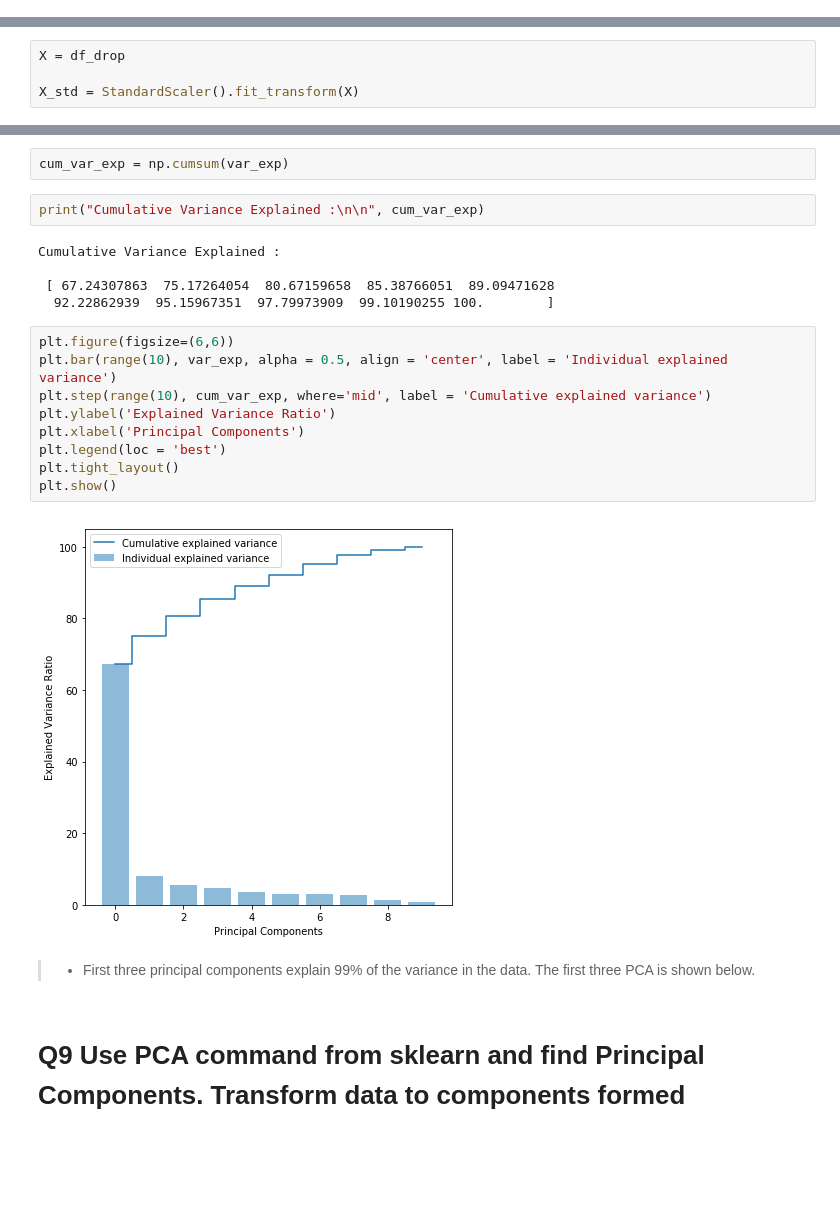
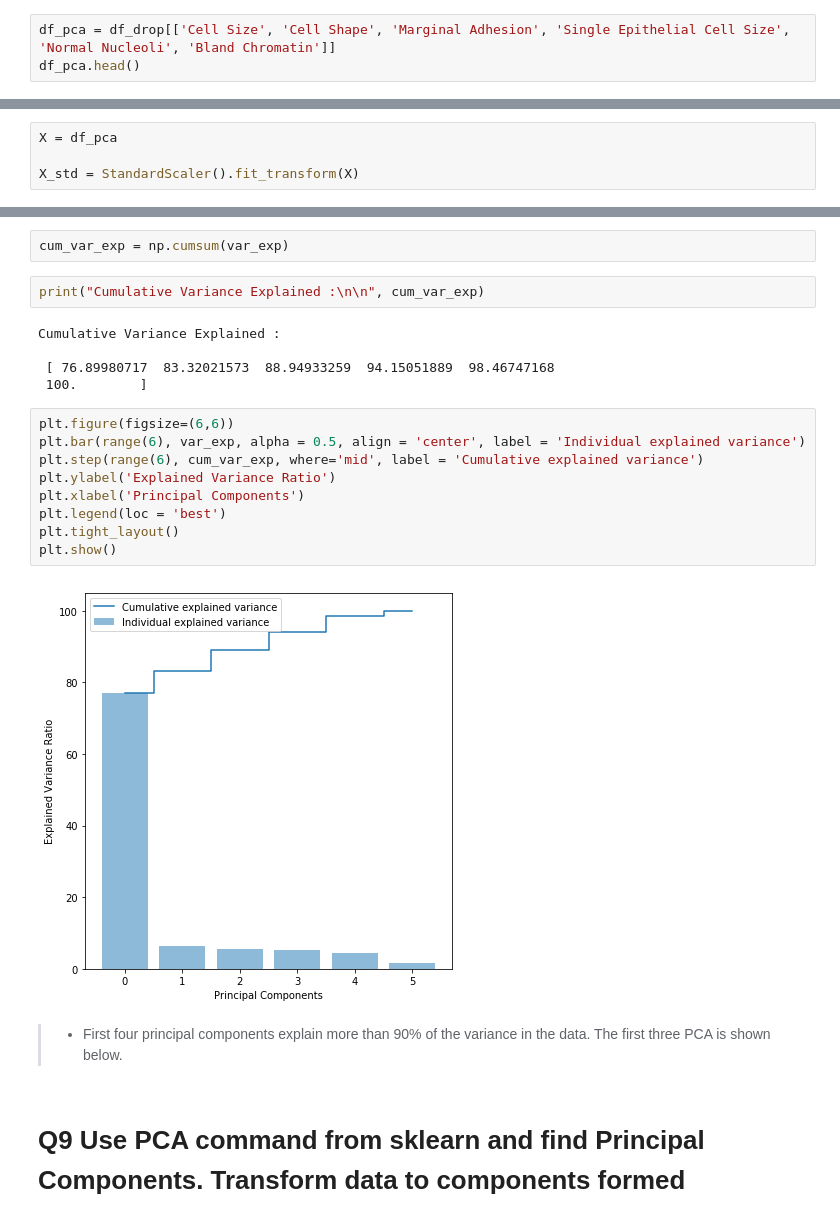
Before and after one commit to GreatLearningAIML1/pune-july19-batch-meet9426, a Jupyter notebook: R5_Internal_Lab_PCA_PBRS.ipynb, the cells around one changed output, grey strips where cells are left out. Cells and saved outputs as stored; diff of their text form; blank space fills up the shorter version.

```diff
--- a/R5_Internal_Lab_PCA_PBRS.ipynb
+++ b/R5_Internal_Lab_PCA_PBRS.ipynb
@@ -326,3 +311,6 @@ df_drop.boxplot(figsize = (10,10))
 # %% [output]
 <matplotlib.axes._subplots.AxesSubplot at 0x...>
 [figure]
+# %%
+df_pca = df_drop[['Cell Size', 'Cell Shape', 'Marginal Adhesion', 'Single Epithelial Cell Size', 'Normal Nucleoli', 'Bland Chromatin']]
+df_pca.head()
@@ -330,7 +325,7 @@ df_drop.boxplot(figsize = (10,10))
 from sklearn.preprocessing import StandardScaler
 from sklearn.decomposition import PCA
 # %%
-X = df_drop
+X = df_pca
 
 X_std = StandardScaler().fit_transform(X)
 # %%
@@ -424,21 +400,21 @@ print("Cumulative Variance Explained :\n\n", cum_var_exp)
 # %% [output]
 Cumulative Variance Explained :
 
- [ 67.24307863  75.17264054  80.67159658  85.38766051  89.09471628
-  92.22862939  95.15967351  97.79973909  99.10190255 100.        ]
+ [ 76.89980717  83.32021573  88.94933259  94.15051889  98.46747168
+ 100.        ]
 # %%
 plt.figure(figsize=(6,6))
-plt.bar(range(10), var_exp, alpha = 0.5, align = 'center', label = 'Individual explained variance')
-plt.step(range(10), cum_var_exp, where='mid', label = 'Cumulative explained variance')
+plt.bar(range(6), var_exp, alpha = 0.5, align = 'center', label = 'Individual explained variance')
+plt.step(range(6), cum_var_exp, where='mid', label = 'Cumulative explained variance')
 plt.ylabel('Explained Variance Ratio')
 plt.xlabel('Principal Components')
 plt.legend(loc = 'best')
 plt.tight_layout()
 plt.show()
 # %% [output]
-[figure, old version]
+[figure, new version]
 # %% [markdown]
-> + First three principal components explain 99% of the variance in the data. The first three PCA is shown below.
+> + First four principal components explain more than 90% of the variance in the data. The first three PCA is shown below.
 # %% [markdown]
 # Q9 Use PCA command from sklearn and find Principal Components. Transform data to components formed
 # %% [markdown]
```
Also changed, not shown: parts of 15 cells of this notebook.
